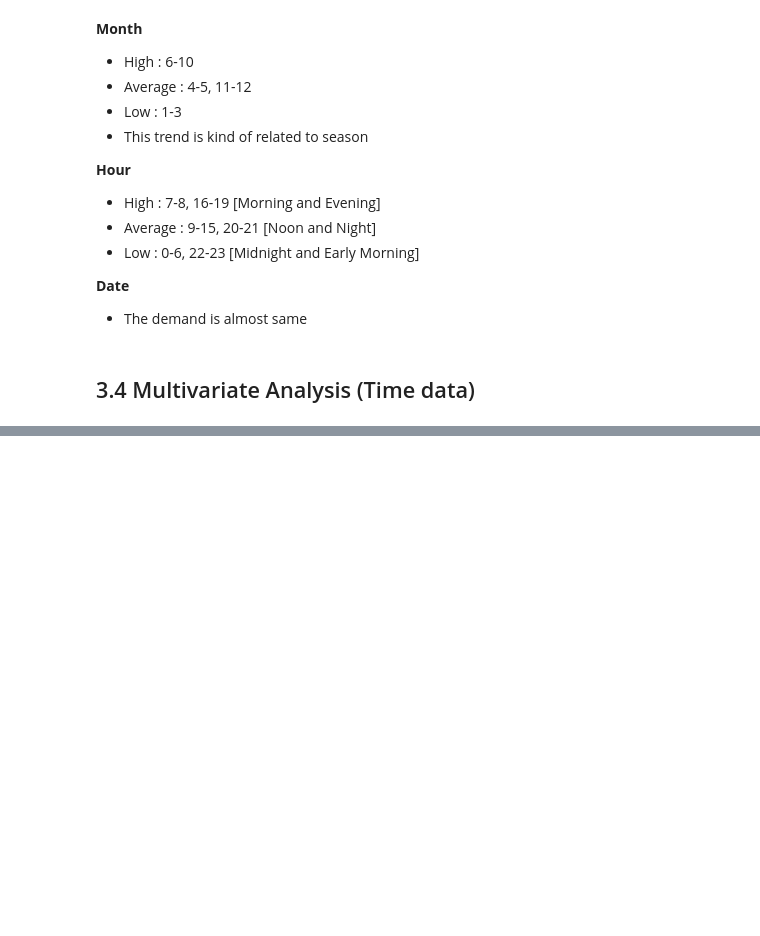
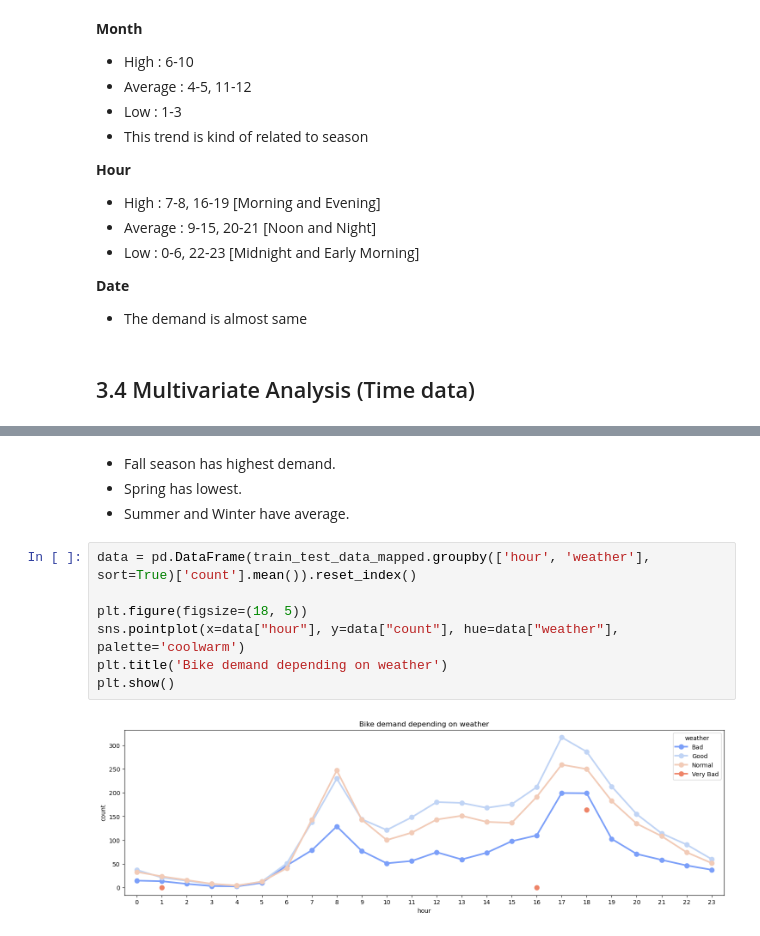
Before and after one commit to joydeb1729/kaggle, a Jupyter notebook: Bike-Sharing-Demand/EDA.ipynb, the cells around one changed output, grey strips where cells are left out. Drawn from its saved outputs; the diff is of its cells as text; blank space fills up the shorter version.

```diff
--- a/Bike-Sharing-Demand/EDA.ipynb
+++ b/Bike-Sharing-Demand/EDA.ipynb
@@ -378,0 +382,13 @@ plt.show()
+# %% [markdown]
+- Fall season has highest demand.
+- Spring has lowest.
+- Summer and Winter have average.
+# %%
+data = pd.DataFrame(train_test_data_mapped.groupby(['hour', 'weather'], sort=True)['count'].mean()).reset_index()
+
+plt.figure(figsize=(18, 5))
+sns.pointplot(x=data["hour"], y=data["count"], hue=data["weather"], palette='coolwarm')
+plt.title('Bike demand depending on weather')
+plt.show()
+# %% [output]
+[figure, added]
```
Also changed, not shown: parts of 12 cells of this notebook, 1 other file.
